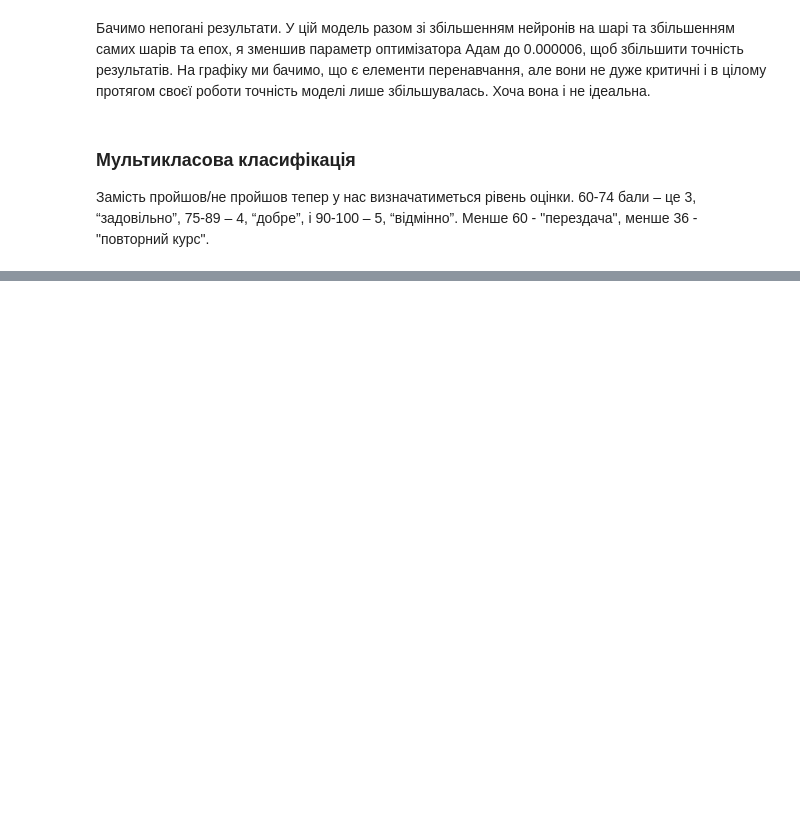
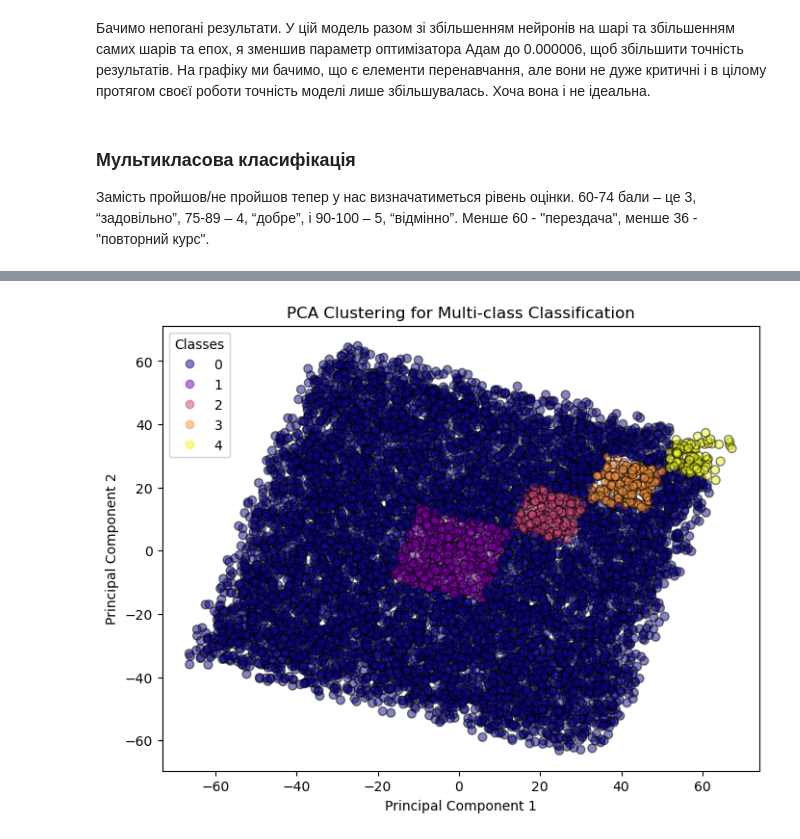
Before and after one commit to paxawok/ml2023, a Jupyter notebook: Practice_7/Practice7.ipynb, the cells around one changed output, grey strips where cells are left out. Drawn from its saved outputs; the diff is of its cells as text; code cells hidden in the pictures; blank space fills up the shorter version.

```diff
--- a/Practice_7/Practice7.ipynb
+++ b/Practice_7/Practice7.ipynb
@@ -336,0 +404,16 @@ plt.show()
+# %%
+from sklearn.decomposition import PCA
+
+pca = PCA(n_components=2)
+X_pca = pca.fit_transform(X)
+
+# Створюємо графік кластеризації
+plt.figure(figsize=(8, 6))
+scatter = plt.scatter(X_pca[:, 0], X_pca[:, 1], c=np.argmax(y, axis=1), cmap='plasma', edgecolor='k', s=40, alpha=0.5)
+plt.xlabel('Principal Component 1')
+plt.ylabel('Principal Component 2')
+plt.title('PCA Clustering for Multi-class Classification')
+plt.legend(*scatter.legend_elements(), title='Classes')
+plt.show()
+# %% [output]
+[figure, added]
```
Also changed, not shown: parts of 11 cells of this notebook, 3 other files.
